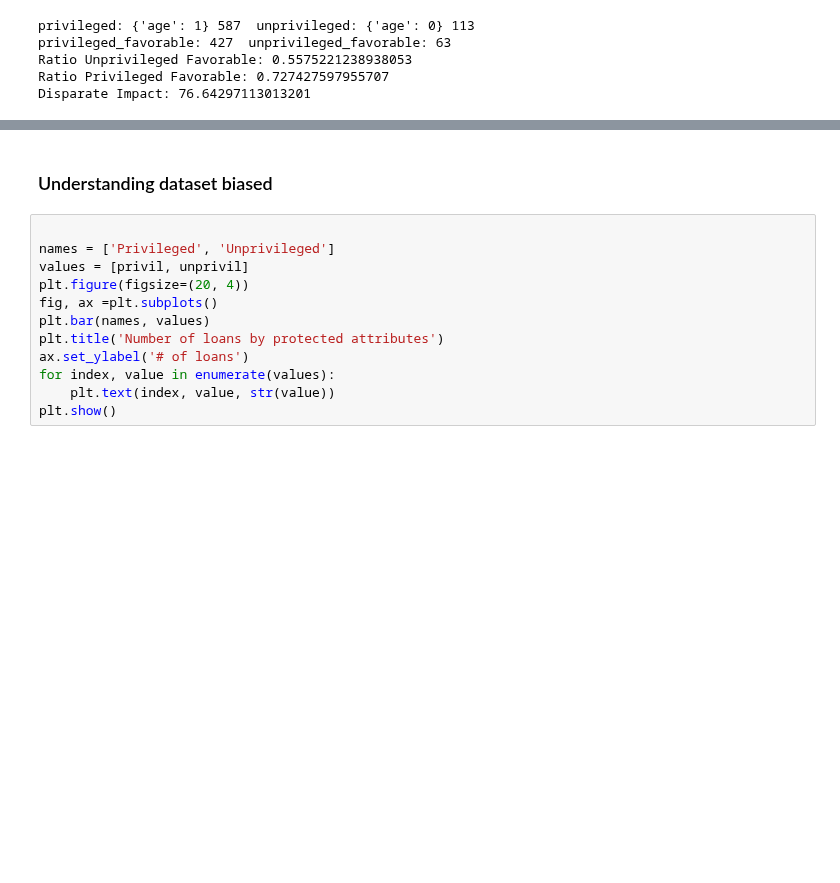
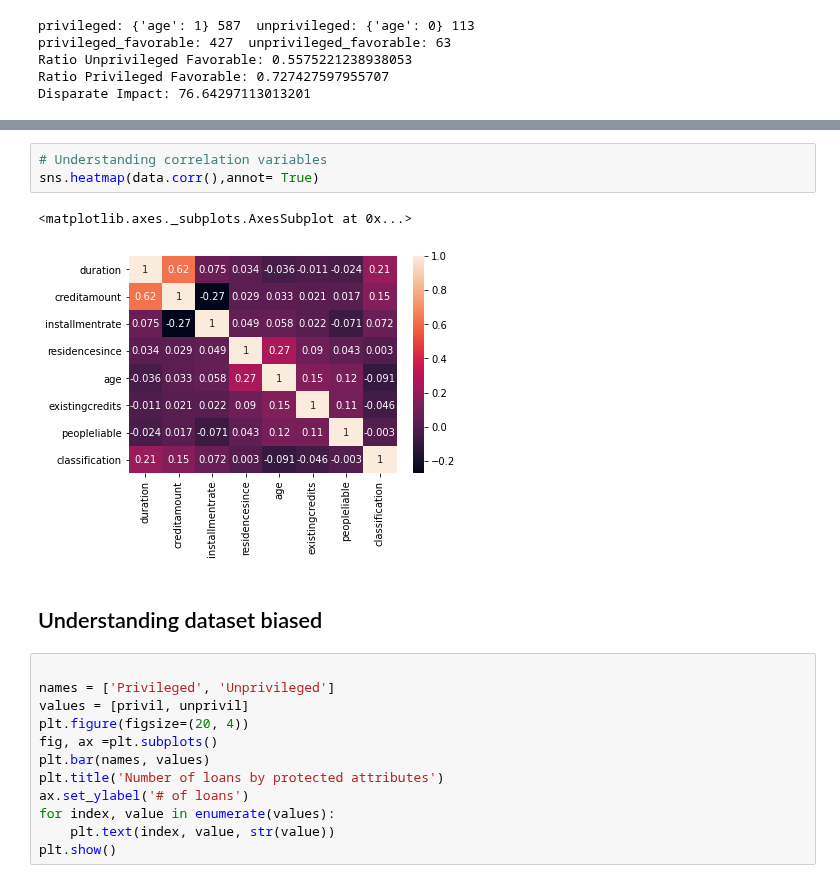
Before and after one commit to frios2020/Financial-Credit, a Jupyter notebook: Project_1_Data_Mining_Summer_2020.ipynb, the cells around one changed output, grey strips where cells are left out. Cells and saved outputs as stored; diff of their text form; blank space fills up the shorter version.

```diff
--- a/Project_1_Data_Mining_Summer_2020.ipynb
+++ b/Project_1_Data_Mining_Summer_2020.ipynb
@@ -289,5 +343,11 @@ Disparate Impact: 76.64297113013201
+# %%
+# Understanding correlation variables
+sns.heatmap(data.corr(),annot= True)
+# %% [output]
+<matplotlib.axes._subplots.AxesSubplot at 0x...>
+[figure, added]
 # %% [markdown]
-### Understanding dataset biased
+## Understanding dataset biased
 # %%
 
 names = ['Privileged', 'Unprivileged']
```
Also changed, not shown: parts of 16 cells of this notebook.
